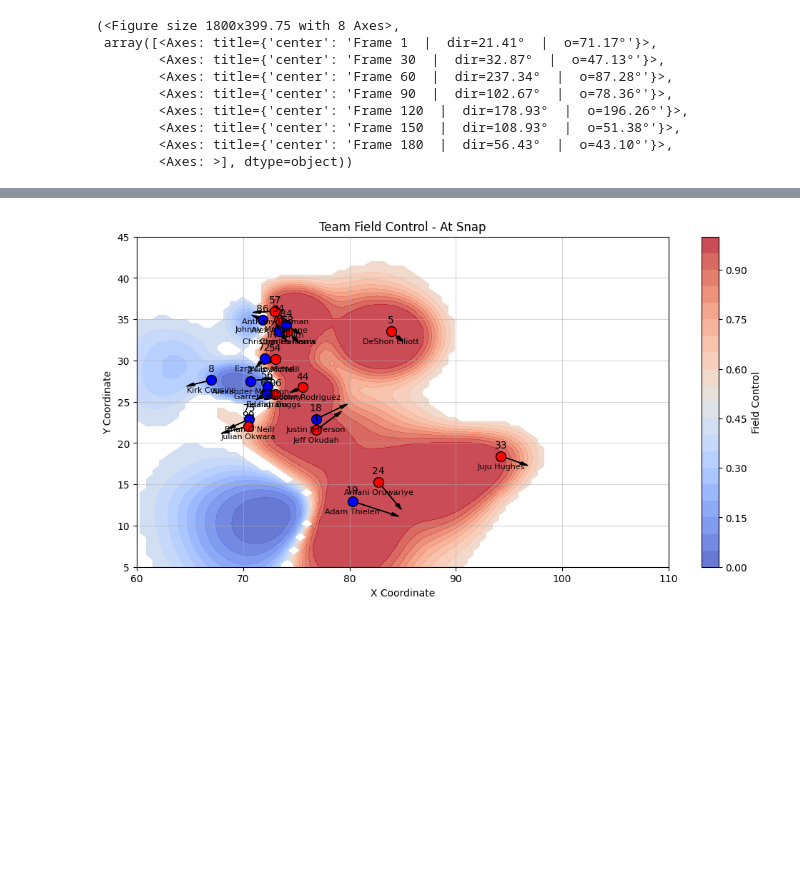
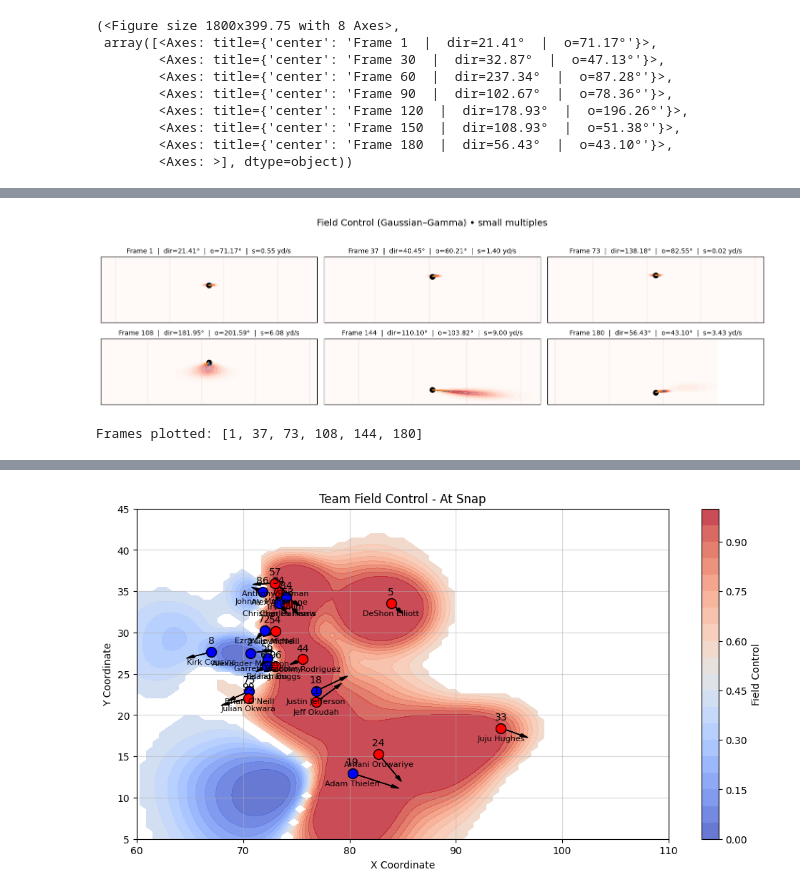
Before and after one commit to cincysam6/Field_Control_Model, a Jupyter notebook: Field_Control_Functions.ipynb, the cells around one changed output, grey strips where cells are left out. Drawn from its saved outputs; the diff is of its cells as text; code cells hidden in the pictures; blank space fills up the shorter version.

```diff
--- a/Field_Control_Functions.ipynb
+++ b/Field_Control_Functions.ipynb
@@ -855 +1016,8 @@ diagnostic_plot(
+# %%
+# df should be one player's rows with columns: frameId, x, y, dir, o, s, dist_from_football
+fig, axes, frames = plot_field_control_small_multiples(single_player)
+print("Frames plotted:", frames)  # e.g., [1, 30, 60, 90, 120, 150]
+# %% [output]
+[figure, added]
+Frames plotted: [1, 37, 73, 108, 144, 180]
 # %%
```
Also changed, not shown: parts of 20 cells of this notebook.
